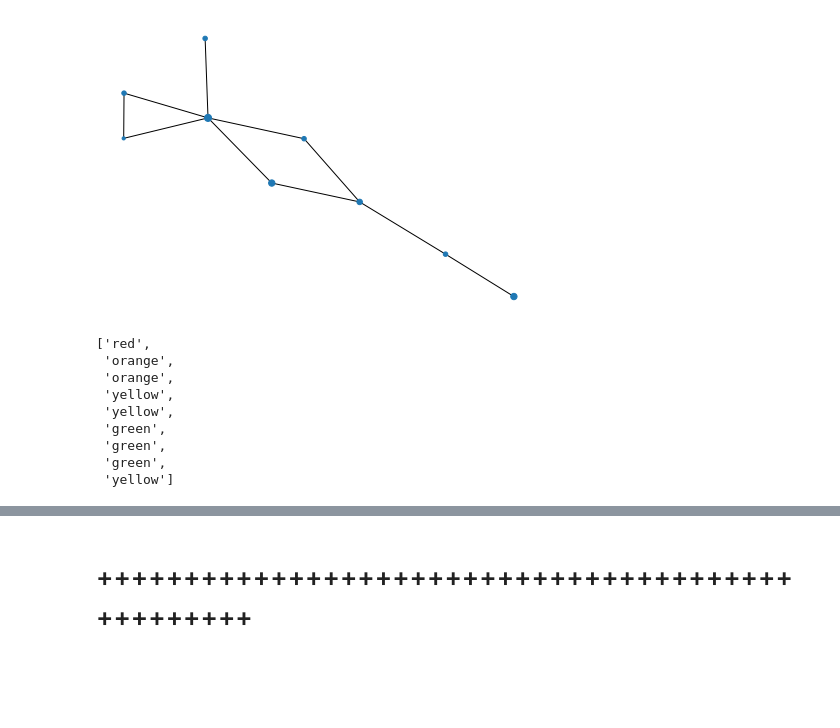
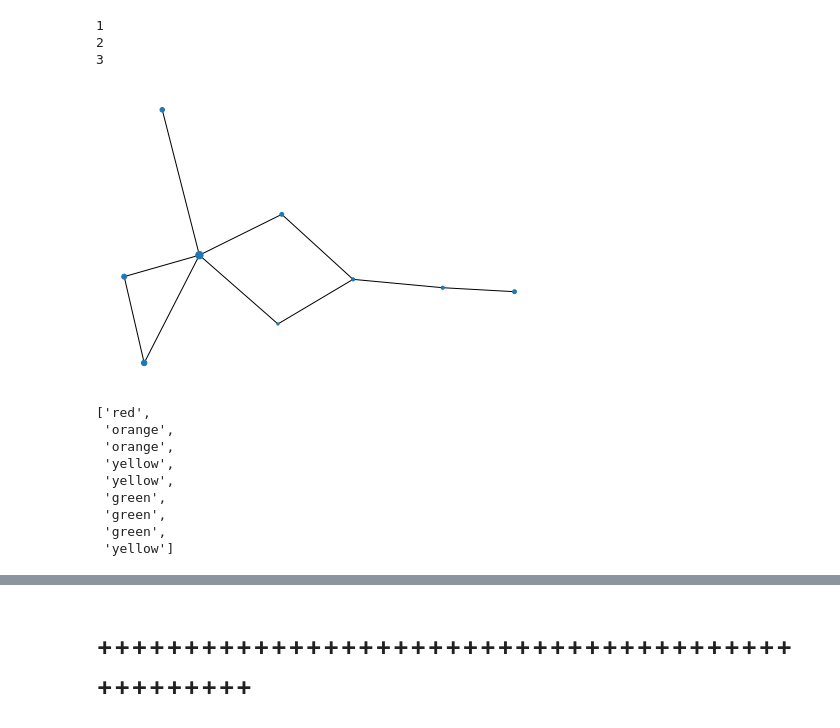
Before and after one commit to edwardchalstrey1/bokehfun, a Jupyter notebook: Network testing.ipynb, the cells around one changed output, grey strips where cells are left out. Cells and saved outputs as stored; diff of their text form; code cells hidden in the pictures; blank space fills up the shorter version.

```diff
--- a/Network testing.ipynb
+++ b/Network testing.ipynb
@@ -82,7 +85,7 @@ nodes = [
         "edges": [6],
         "type": "Tank",
         "demand": [2, 3, 2, 4],
-        "pol": [0, 0, 0, 0]
+        "pol": [0, 0, 0, 1]
     },
     {
         "id": 8,
@@ -119,29 +122,39 @@ def color_picker(pollution_level):
         return "red"
     else:
         return "black"
+# %%
+for i in range(1,4):
+    print(i)
+# %% [output]
+1
+2
+3
 # %%
-test_graph = create_network(nodes)
-node_sizes = []
-node_ids = []
-for node in nodes:
-    node_ids.append(node["id"])
-    node_sizes.append(node["demand"][0] * 10)
-nx.draw(test_graph, nodelist=node_ids, node_size=node_sizes)
+graphs = []
+for i in range(0,4):
+    graph = create_network(nodes)
+    node_sizes = []
+    node_ids = []
+    colors = []
+    for node in nodes:
+        node_ids.append(node["id"])
+        node_sizes.append(node["demand"][i] * 5)
+        colors.append(color_picker(node["pol"][i]))
+    graphs.append({"graph": graph, "node_ids": node_ids, "node_sizes": node_sizes, "colors": colors})
-# %% [output]
-[figure, removed]
-# %%
-colors = []
-for node in nodes:
-    colors.append(color_picker(node["pol"][2]))
-colors
-# %% [output]
-['red',
- 'orange',
- 'orange',
- 'yellow',
- 'yellow',
- 'green',
- 'green',
- 'green',
- 'yellow']
+# %%
+nx.draw(graphs[2]["graph"], nodelist=graphs[2]["node_ids"], node_size=graphs[2]["node_sizes"])
+# %% [output]
+[figure, added]
+# %%
+graphs[2]["colors"]
+# %% [output]
+['red',
+ 'orange',
+ 'orange',
+ 'yellow',
+ 'yellow',
+ 'green',
+ 'green',
+ 'green',
+ 'yellow']
 # %%
```
Also changed, not shown: parts of 16 cells of this notebook.
